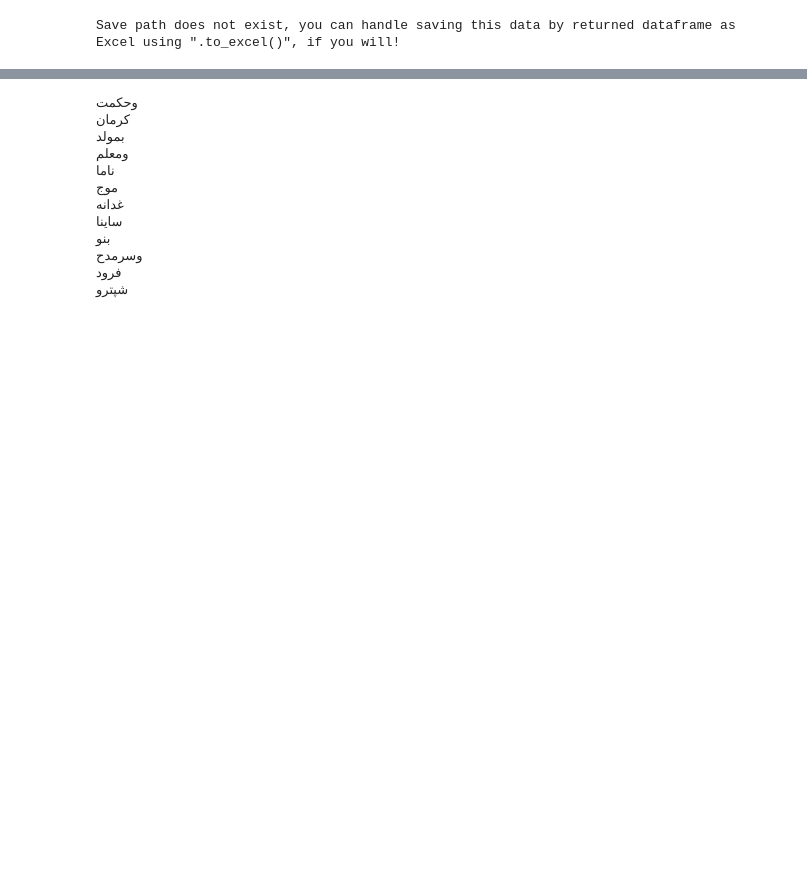
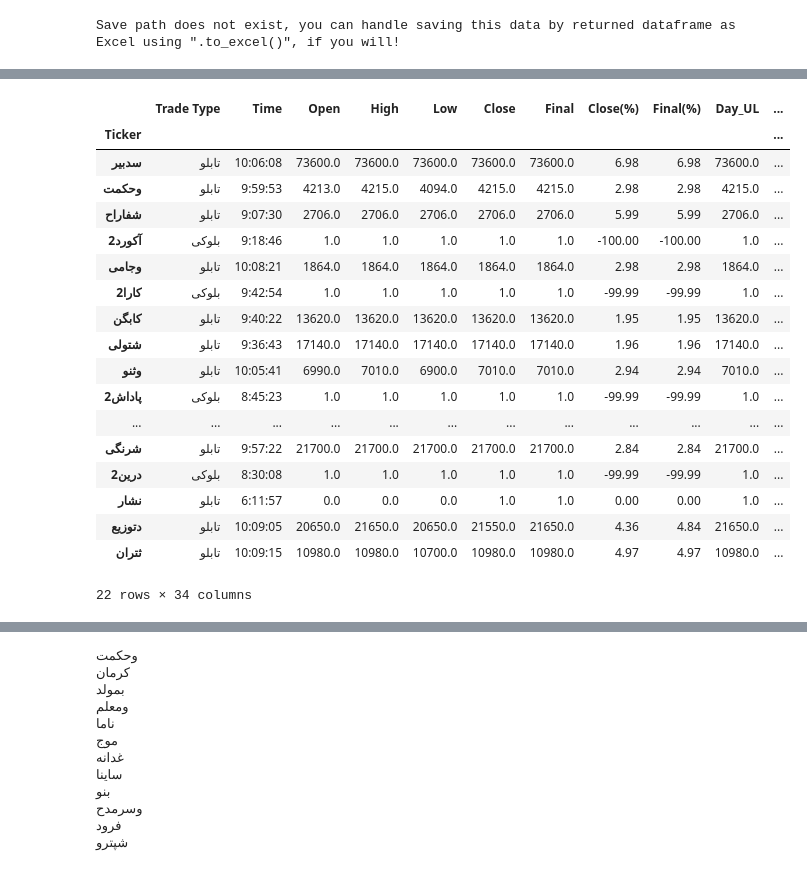
Before and after one commit to matinkarimi234/Indicators, a Jupyter notebook: MarketWatch.ipynb, the cells around one changed output, grey strips where cells are left out. Cells and saved outputs as stored; diff of their text form; code cells hidden in the pictures; blank space fills up the shorter version.

```diff
--- a/MarketWatch.ipynb
+++ b/MarketWatch.ipynb
@@ -9,0 +54,22 @@ Save path does not exist, you can handle saving this data by returned dataframe
+# %%
+df[df['Final'] == df['Day_UL']]
+# %% [output]
+|  | Trade Type | Time | Open | High | Low | Close | Final | Close(%) | Final(%) | Day_UL | ... |
+| Ticker |  |  |  |  |  |  |  |  |  |  | ... |
+| سدبیر | تابلو | 10:06:08 | 73600.0 | 73600.0 | 73600.0 | 73600.0 | 73600.0 | 6.98 | 6.98 | 73600.0 | ... |
+| وحکمت | تابلو | 9:59:53 | 4213.0 | 4215.0 | 4094.0 | 4215.0 | 4215.0 | 2.98 | 2.98 | 4215.0 | ... |
+| شفاراح | تابلو | 9:07:30 | 2706.0 | 2706.0 | 2706.0 | 2706.0 | 2706.0 | 5.99 | 5.99 | 2706.0 | ... |
+| آکورد2 | بلوکی | 9:18:46 | 1.0 | 1.0 | 1.0 | 1.0 | 1.0 | -100.00 | -100.00 | 1.0 | ... |
+| وجامی | تابلو | 10:08:21 | 1864.0 | 1864.0 | 1864.0 | 1864.0 | 1864.0 | 2.98 | 2.98 | 1864.0 | ... |
+| کارا2 | بلوکی | 9:42:54 | 1.0 | 1.0 | 1.0 | 1.0 | 1.0 | -99.99 | -99.99 | 1.0 | ... |
+| کابگن | تابلو | 9:40:22 | 13620.0 | 13620.0 | 13620.0 | 13620.0 | 13620.0 | 1.95 | 1.95 | 13620.0 | ... |
+| شتولی | تابلو | 9:36:43 | 17140.0 | 17140.0 | 17140.0 | 17140.0 | 17140.0 | 1.96 | 1.96 | 17140.0 | ... |
+| وثنو | تابلو | 10:05:41 | 6990.0 | 7010.0 | 6900.0 | 7010.0 | 7010.0 | 2.94 | 2.94 | 7010.0 | ... |
+| پاداش2 | بلوکی | 8:45:23 | 1.0 | 1.0 | 1.0 | 1.0 | 1.0 | -99.99 | -99.99 | 1.0 | ... |
+| ... | ... | ... | ... | ... | ... | ... | ... | ... | ... | ... | ... |
+| شرنگی | تابلو | 9:57:22 | 21700.0 | 21700.0 | 21700.0 | 21700.0 | 21700.0 | 2.84 | 2.84 | 21700.0 | ... |
+| درین2 | بلوکی | 8:30:08 | 1.0 | 1.0 | 1.0 | 1.0 | 1.0 | -99.99 | -99.99 | 1.0 | ... |
+| نشار | تابلو | 6:11:57 | 0.0 | 0.0 | 0.0 | 1.0 | 1.0 | 0.00 | 0.00 | 1.0 | ... |
+| دتوزیع | تابلو | 10:09:05 | 20650.0 | 21650.0 | 20650.0 | 21550.0 | 21650.0 | 4.36 | 4.84 | 21650.0 | ... |
+| ثتران | تابلو | 10:09:15 | 10980.0 | 10980.0 | 10700.0 | 10980.0 | 10980.0 | 4.97 | 4.97 | 10980.0 | ... |
+22 rows × 34 columns
```
Also changed, not shown: parts of 6 cells of this notebook, 18 other files.
